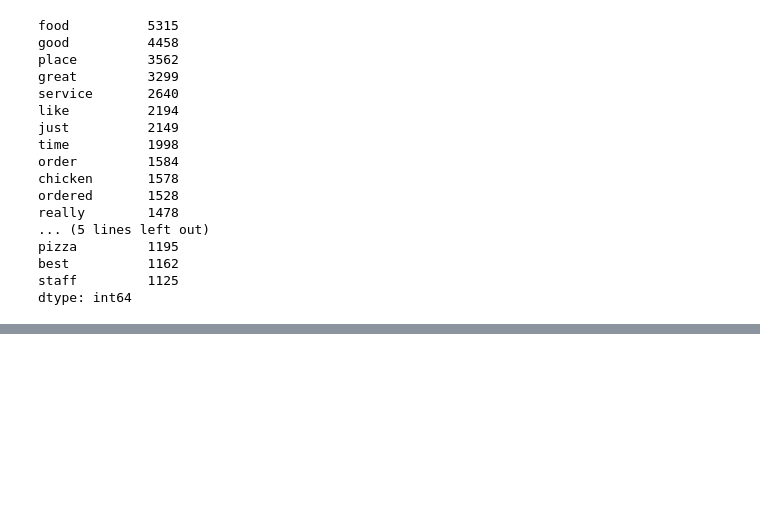
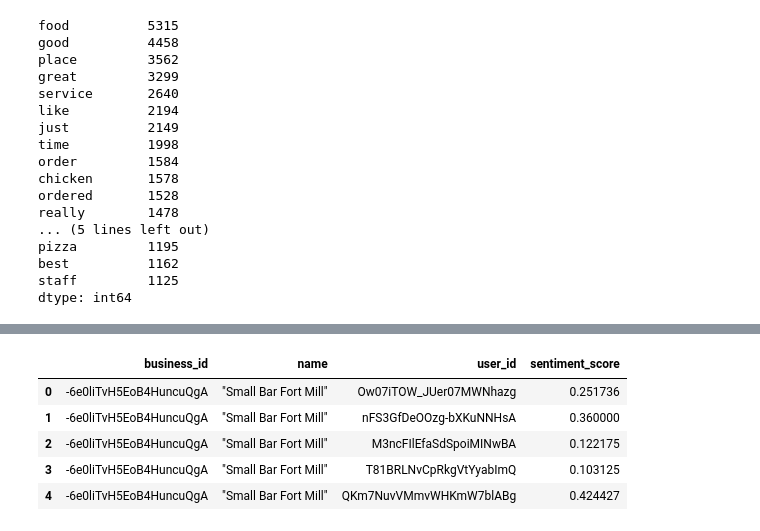
Before and after one commit to schubline/capstone_project, a Jupyter notebook: eda_notebooks/nlp_food_review_sc.ipynb, the cells around one changed output, grey strips where cells are left out. Saved outputs shown, nothing was run; the diff lists cells and outputs as text; code cells hidden in the pictures; blank space fills up the shorter version.

```diff
--- a/eda_notebooks/nlp_food_review_sc.ipynb
+++ b/eda_notebooks/nlp_food_review_sc.ipynb
@@ -538,3 +509,0 @@ array(['en', 'it', 'de', 'hr', 'pt'], dtype=object)
-# %%
-# dropping reviews that arent english
-data = data.drop(data[data["lang"] != 'en'].index)
@@ -807,0 +1215,9 @@ y_train = data["stars"]
+# %%
+rec_data.head()
+# %% [output]
+|  | business_id | name | user_id | sentiment_score |
+| 0 | -6e0liTvH5EoB4HuncuQgA | "Small Bar Fort Mill" | Ow07iTOW_JUer07MWNhazg | 0.251736 |
+| 1 | -6e0liTvH5EoB4HuncuQgA | "Small Bar Fort Mill" | nFS3GfDeOOzg-bXKuNNHsA | 0.360000 |
+| 2 | -6e0liTvH5EoB4HuncuQgA | "Small Bar Fort Mill" | M3ncFIlEfaSdSpoiMINwBA | 0.122175 |
+| 3 | -6e0liTvH5EoB4HuncuQgA | "Small Bar Fort Mill" | T81BRLNvCpRkgVtYyabImQ | 0.103125 |
+| 4 | -6e0liTvH5EoB4HuncuQgA | "Small Bar Fort Mill" | QKm7NuvVMmvWHKmW7blABg | 0.424427 |
```
Also changed, not shown: parts of 94 cells of this notebook, 2 other files.
